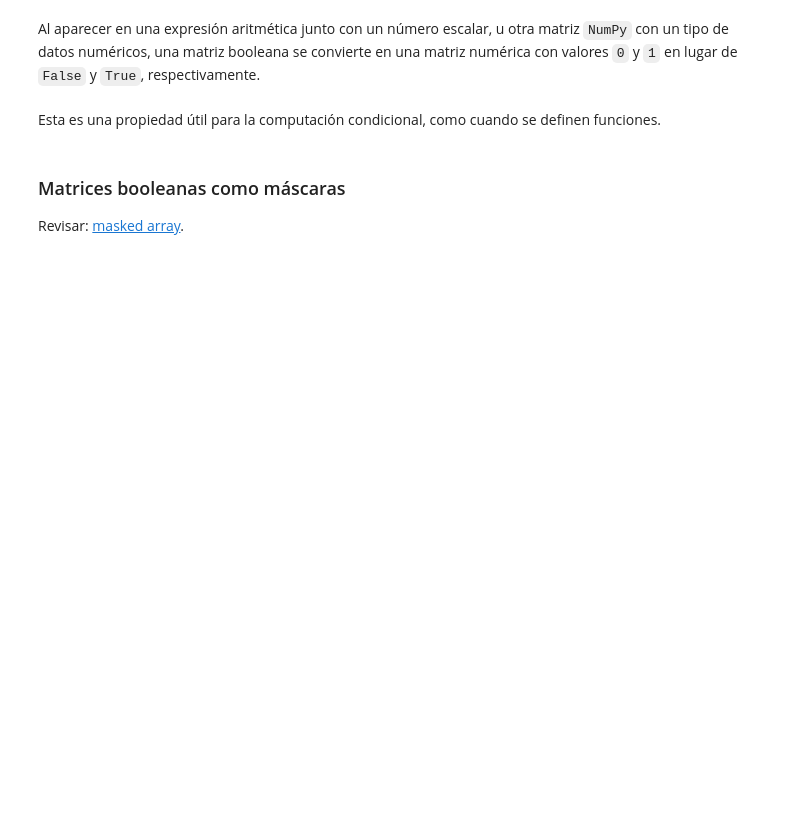
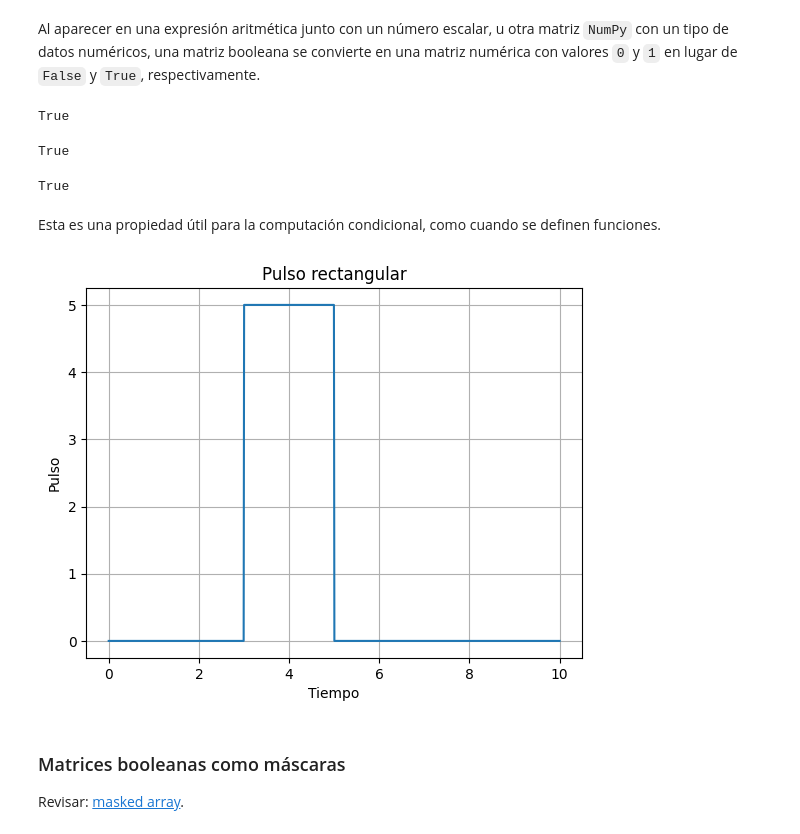
Before and after one commit to Alexandeeer1/C8280, a Jupyter notebook: PreliminaresLibrerias/Numpy (DONE).ipynb, the cells around one changed output. Cells and saved outputs as stored; diff of their text form; code cells hidden in the pictures; blank space fills up the shorter version.

```diff
--- a/PreliminaresLibrerias/Numpy.ipynb
+++ b/PreliminaresLibrerias/Numpy (DONE).ipynb
@@ -876,2 +1045,30 @@ Al aparecer en una expresión aritmética junto con un número escalar, u otra m
+# %%
+# Completar
+
+a = np.array([[1, 2, 3],
+                [4, 5, 6],
+                [7, 8, 9]])
+
+result = np.all(a > 0)
+
+print(result)
+# %% [output]
+True
+# %%
+# Completar
+
+result = np.all(a % 2 == 0)
+
+print(result)
+# %% [output]
+True
+# %%
+# Completar
+
+result = np.all(a < 20)
+
+print(result)
+# %% [output]
+True
 # %% [markdown]
 Esta es una propiedad útil para la computación condicional, como cuando se definen funciones.
@@ -882,3 +1075,26 @@ Esta es una propiedad útil para la computación condicional, como cuando se def
+# %%
+import numpy as np
+import matplotlib.pyplot as plt
+
+def pulso(t, posicion, altura, ancho):
+    return altura * (t >= posicion) * (t <= (posicion + ancho))
+
+# Completar
+
+t = np.linspace(0, 10, 1000)
+posicion = 3
+altura = 5
+ancho = 2
+pulso_valores = pulso(t, posicion, altura, ancho)
+
+plt.plot(t, pulso_valores)
+plt.xlabel('Tiempo')
+plt.ylabel('Pulso')
+plt.title('Pulso rectangular')
+plt.grid(True)
+plt.show()
+# %% [output]
+[figure, added]
 # %% [markdown]
 ### Matrices booleanas como máscaras
 
```
Also changed, not shown: parts of 58 cells of this notebook, 1 other file.
